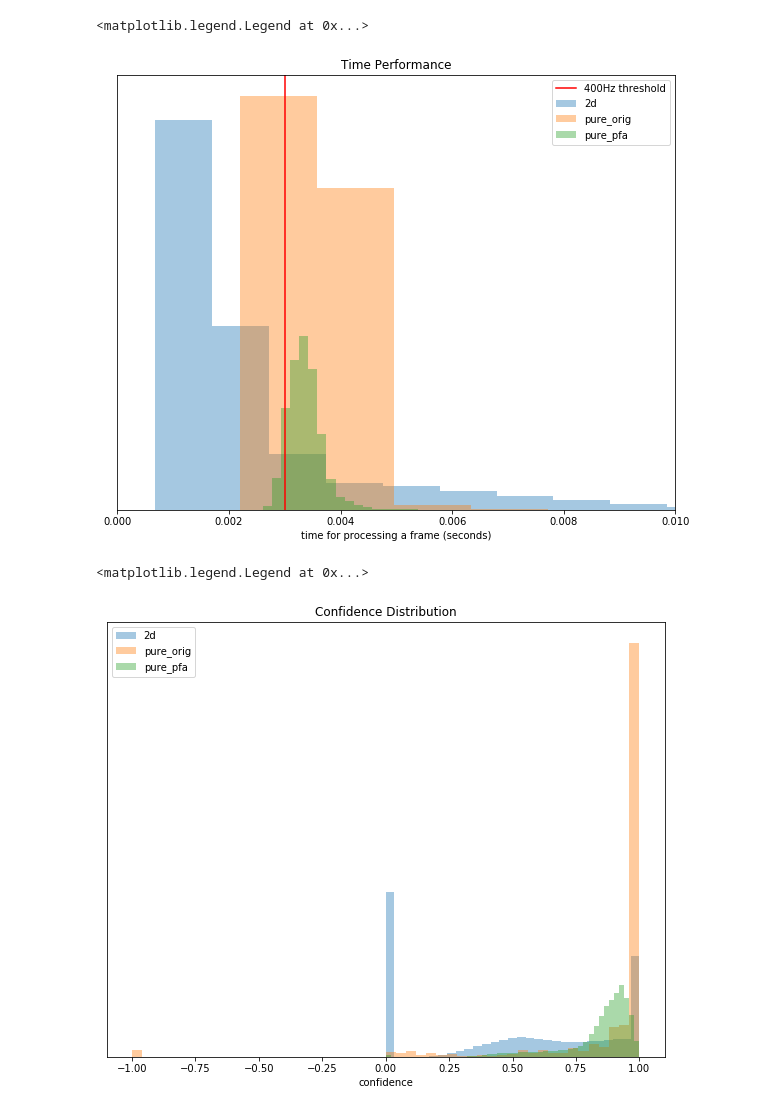
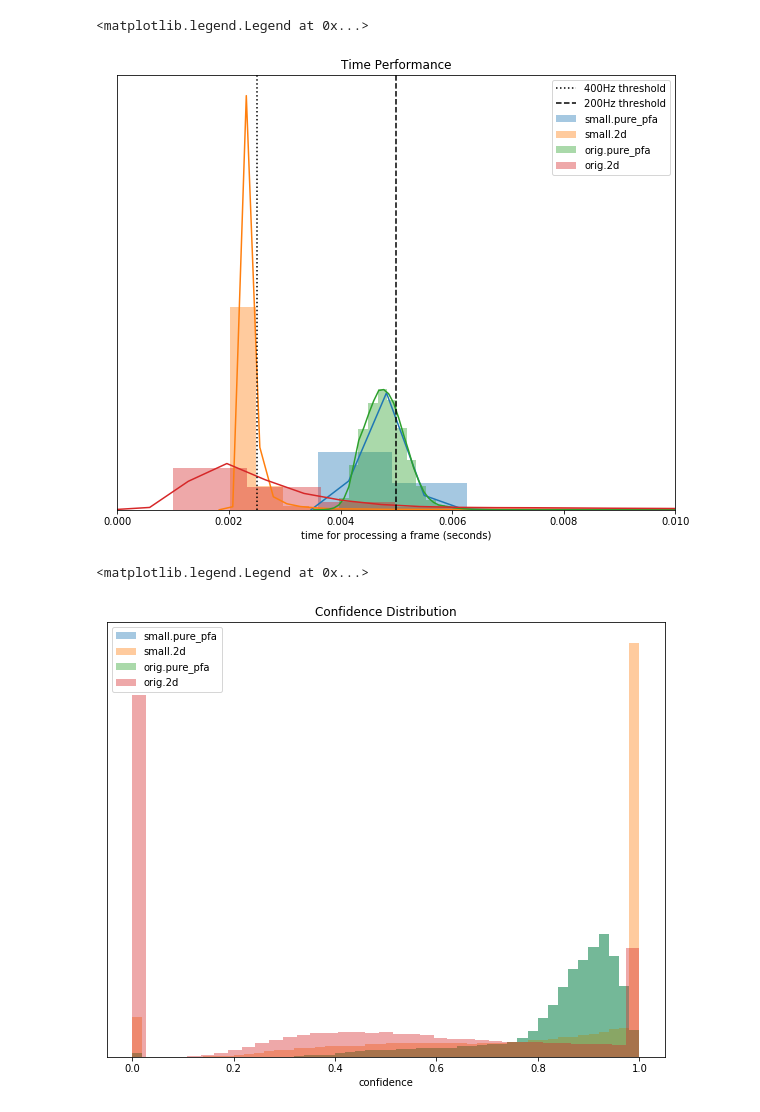
Before and after one commit to pupil-labs/PuRe-open, a Jupyter notebook: final_benchmark.ipynb, the cells around one changed output. Cells and saved outputs as stored; diff of their text form; code cells hidden in the pictures.

Commit message:
Benchmark on laptop

```diff
--- a/final_benchmark.ipynb
+++ b/final_benchmark.ipynb
@@ -13,9 +13,10 @@ import math
 from tqdm.notebook import tqdm
 # %%
 data = pd.concat([
-    pd.read_pickle("benchmark.lpw.2d.pkl"),
-    pd.read_pickle("benchmark.lpw.pure_pfa.pkl"),
-    pd.read_pickle("benchmark.lpw.pure_orig.pkl"),
+    pd.read_pickle("benchmark.lpw.orig.2d.pkl"),
+    pd.read_pickle("benchmark.lpw.orig.pure_pfa.pkl"),
+    pd.read_pickle("benchmark.lpw.small.2d.pkl"),
+    pd.read_pickle("benchmark.lpw.small.pure_pfa.pkl"),
 ])
 data.head()
 # %% [output]
@@ -35,16 +36,17 @@ def method_iterator(data):
 # %%
 plt.figure(figsize=(10, 8))
 plt.title("Time Performance")
 for m, d in method_iterator(data):
-    sns.distplot(d["time"], label=m, kde=False)
+    sns.distplot(d["time"], label=m, kde=True)
 plt.xlim(0, 0.01)
 plt.xlabel("time for processing a frame (seconds)")
 plt.yticks([],[])
-plt.axvline(x=0.003, color='r', label="400Hz threshold")
+plt.axvline(x=1/400, color='k', linestyle=":", label="400Hz threshold")
+plt.axvline(x=1/200, color='k', linestyle="--", label="200Hz threshold")
 plt.legend()
 # %% [output]
 <matplotlib.legend.Legend at 0x...>
-[figure, old version]
+[figure, new version]
 # %%
 plt.figure(figsize=(10, 8))
 plt.title("Confidence Distribution")
@@ -54,7 +56,7 @@ plt.yticks([], [])
 plt.legend()
 # %% [output]
 <matplotlib.legend.Legend at 0x...>
-[figure, old version]
+[figure, new version]
 # %%
 max_err = 16
 fig, axes = plt.subplots(5, 2, figsize=(15, 25))
```
Also changed, not shown: parts of 2 cells of this notebook, 2 other files.
